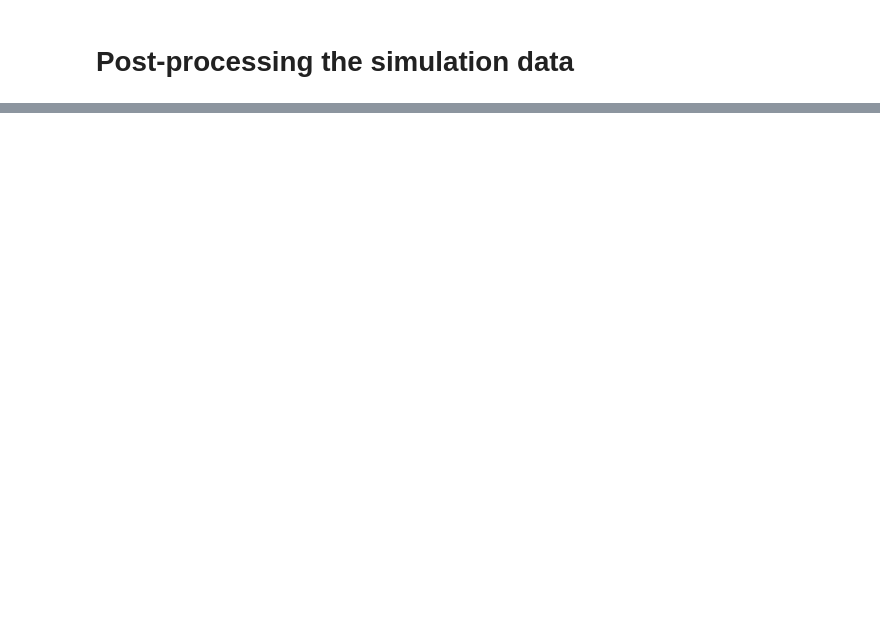
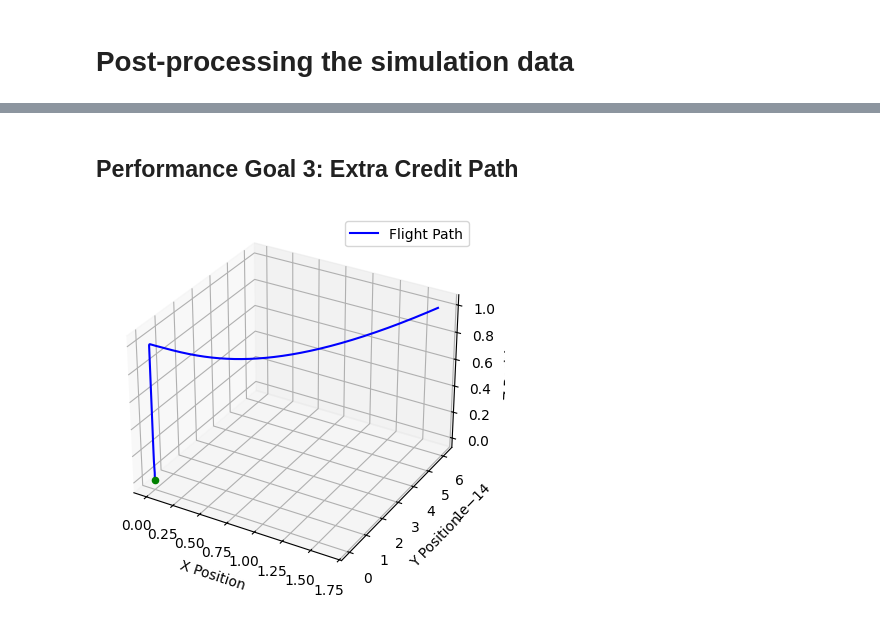
Before and after one commit to nithyakoneru/ae352-sp24_project, a Jupyter notebook: Quadrotor/ae352_quadrotor.ipynb, the cells around one changed output, grey strips where cells are left out. Saved outputs shown, nothing was run; the diff lists cells and outputs as text; code cells hidden in the pictures; blank space fills up the shorter version.

```diff
--- a/Quadrotor/ae352_quadrotor.ipynb
+++ b/Quadrotor/ae352_quadrotor.ipynb
@@ -637,0 +525,44 @@ ImportError: cannot import name 'ERR_IGNORE' from 'numpy.core.umath' (/Users/nit
+# %% [markdown]
+## Performance Goal 3: Extra Credit Path
+# %%
+goal_path = ec_path(0.01)
+controller = Controller(goal_path)
+
+true_pos_x = []
+true_pos_y = []
+true_pos_z = []
+
+sim = ae352_quadrotor.Quadrotor_Sim(use_keyboard=False,
+                                    visualization=False,
+                                    animation=False,
+                                    verbose=True)
+
+data = sim.run(controller,
+              collect_data=True,
+              max_time=120.0,
+              verbose=False)
+
+position = np.array(data["position"])
+px = position[:, 0]
+py = position[:, 1]
+pz = position[:, 2]
+true_pos_x.append(px)
+true_pos_y.append(py)
+true_pos_z.append(pz)
+
+
+true_pos_x = np.array(true_pos_x)
+true_pos_y = np.array(true_pos_y)
+true_pos_z = np.array(true_pos_z)
+
+fig = plt.figure()
+ax = plt.axes(projection='3d')
+ax.plot3D(true_pos_x.ravel(), true_pos_y.ravel(), true_pos_z.ravel(), 'blue', label='Flight Path')
+ax.scatter3D(0, 0, 0, c='green')
+ax.legend()
+ax.set_xlabel('X Position')
+ax.set_ylabel('Y Position')
+ax.set_zlabel('Z Position')
+plt.show()
+# %% [output]
+[figure, added]
```
Also changed, not shown: parts of 30 cells of this notebook.
